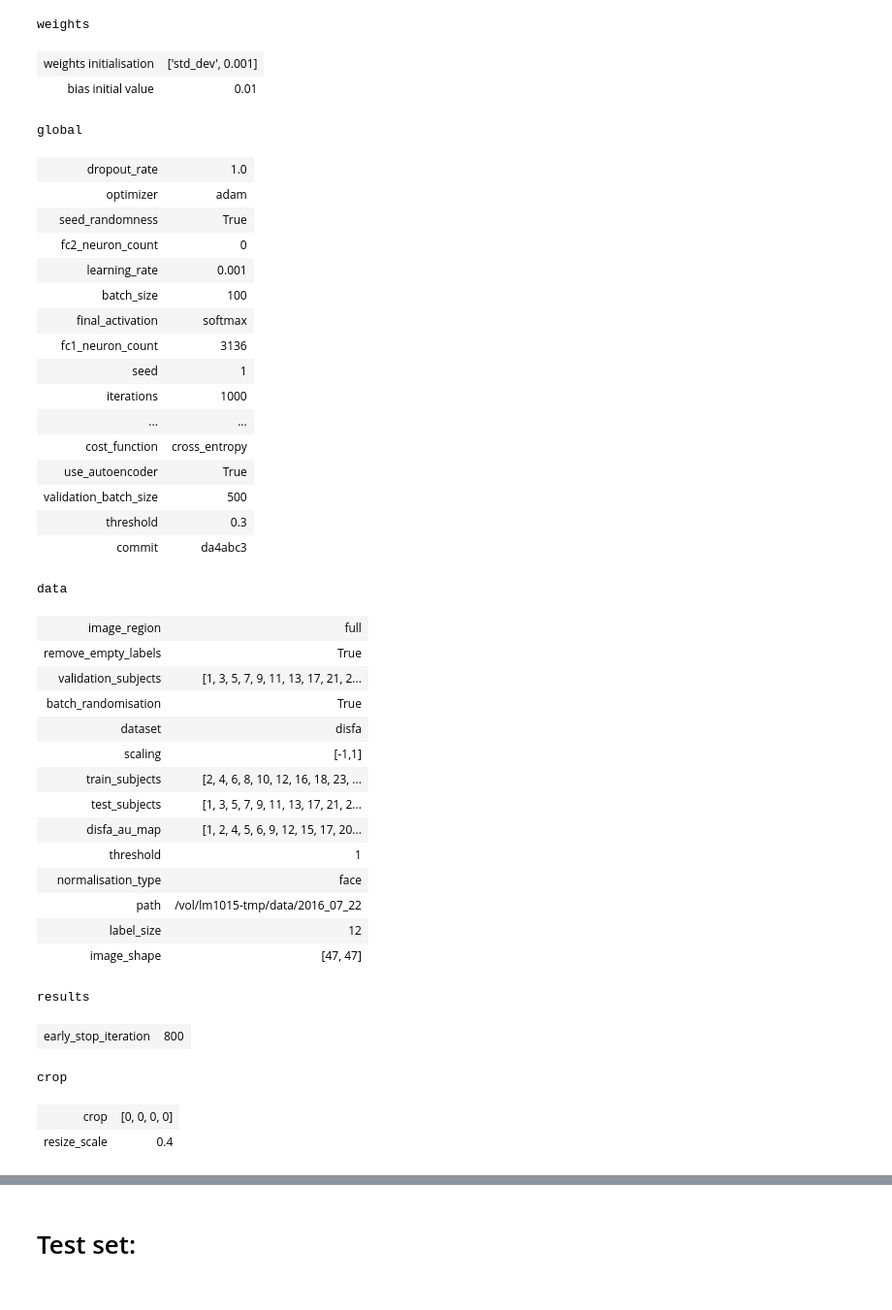
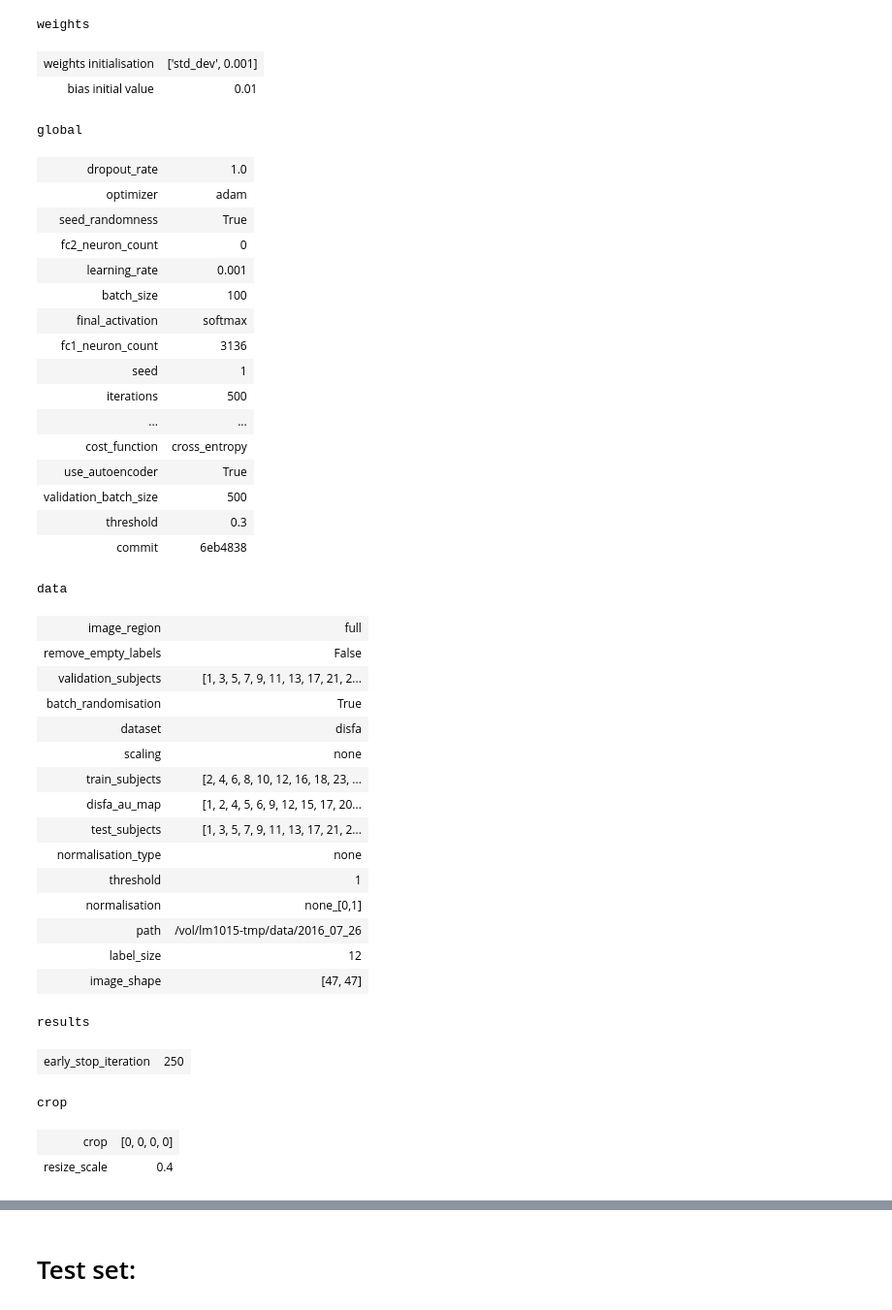
Before and after one commit to lotka/autofaces, a Jupyter notebook: notebooks/results.ipynb, the cells around one changed output, grey strips where cells are left out. Shown at 97% size. Saved outputs shown, nothing was run; the diff lists cells and outputs as text; code cells hidden in the pictures.

```diff
--- a/notebooks/results.ipynb
+++ b/notebooks/results.ipynb
@@ -62,10 +59,12 @@ early roc it,early roc, early f1,early auto,final roc,final f1,final auto
 # %%
-Results = results.Results
-ID = 4
-
-date = '2016_07_22_old'
-r = Results(date, ID,local=False)
-print join('/home/luka/v/lm1015-tmp/data',join(date,prefix(ID,3)))
-r.print_auto_results()
-r.print_config()
+try:
+    Results = results.Results
+    ID = 1
+    date = '2016_07_26'
+    r = Results(date, ID,local=False)
+    print join('/home/luka/v/lm1015-tmp/data',join(date,prefix(ID,3)))
+    r.print_auto_results()
+    r.print_config()
+except IOError:
+    print ID, 'not existing'
 # %% [output]
@@ -78,45 +77,46 @@ autoencoder
 | constant | 1.0 |
 | decoder | auto_cnn_2 |
 | step_percent | 0.8 |
 | activation | tanh |
 | poly_order | 1 |
 weights
 | weights initialisation | ['std_dev', 0.001] |
 | bias initial value | 0.01 |
 global
 | dropout_rate | 1.0 |
 | optimizer | adam |
 | seed_randomness | True |
 | fc2_neuron_count | 0 |
 | learning_rate | 0.001 |
 | batch_size | 100 |
 | final_activation | softmax |
 | fc1_neuron_count | 3136 |
 | seed | 1 |
-| iterations | 1000 |
+| iterations | 500 |
 | ... | ... |
 | cost_function | cross_entropy |
 | use_autoencoder | True |
 | validation_batch_size | 500 |
 | threshold | 0.3 |
-| commit | da4abc3 |
+| commit | 6eb4838 |
 data
 | image_region | full |
-| remove_empty_labels | True |
+| remove_empty_labels | False |
 | validation_subjects | [1, 3, 5, 7, 9, 11, 13, 17, 21, 2... |
 | batch_randomisation | True |
 | dataset | disfa |
-| scaling | [-1,1] |
+| scaling | none |
 | train_subjects | [2, 4, 6, 8, 10, 12, 16, 18, 23, ... |
+| disfa_au_map | [1, 2, 4, 5, 6, 9, 12, 15, 17, 20... |
 | test_subjects | [1, 3, 5, 7, 9, 11, 13, 17, 21, 2... |
-| disfa_au_map | [1, 2, 4, 5, 6, 9, 12, 15, 17, 20... |
+| normalisation_type | none |
 | threshold | 1 |
-| normalisation_type | face |
-| path | /vol/lm1015-tmp/data/2016_07_22 |
+| normalisation | none_[0,1] |
+| path | /vol/lm1015-tmp/data/2016_07_26 |
 | label_size | 12 |
 | image_shape | [47, 47] |
 results
-| early_stop_iteration | 800 |
+| early_stop_iteration | 250 |
 crop
 | crop | [0, 0, 0, 0] |
 | resize_scale | 0.4 |
```
Also changed, not shown: parts of 6 cells of this notebook, 5 other files.
